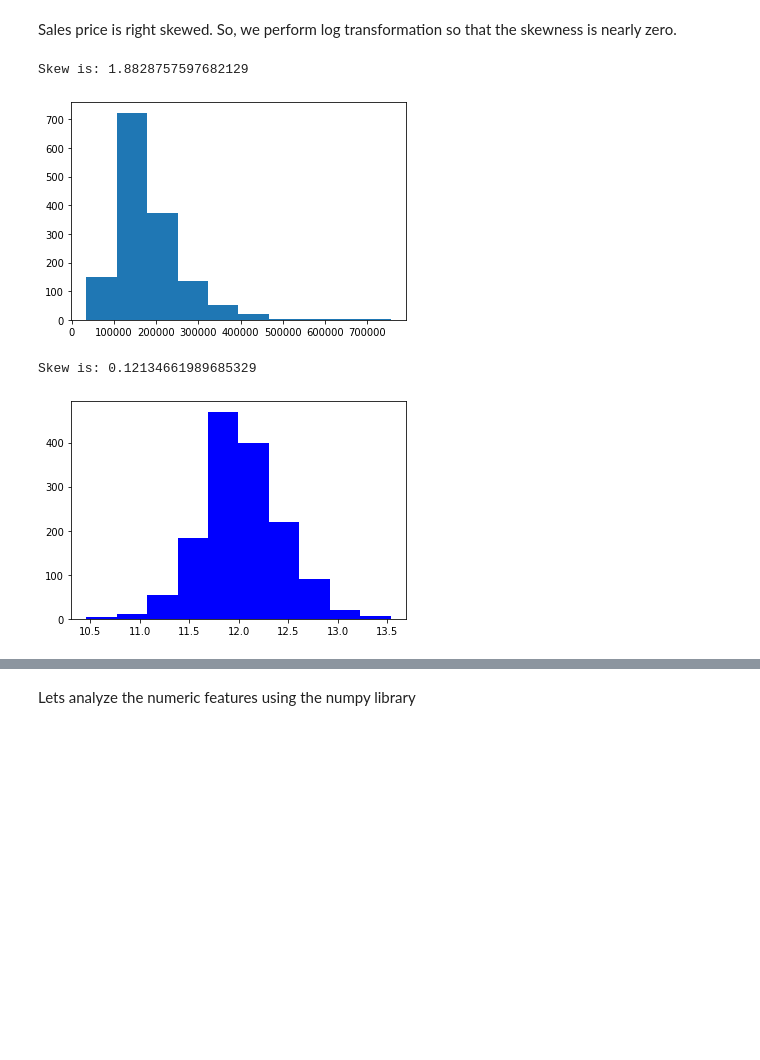
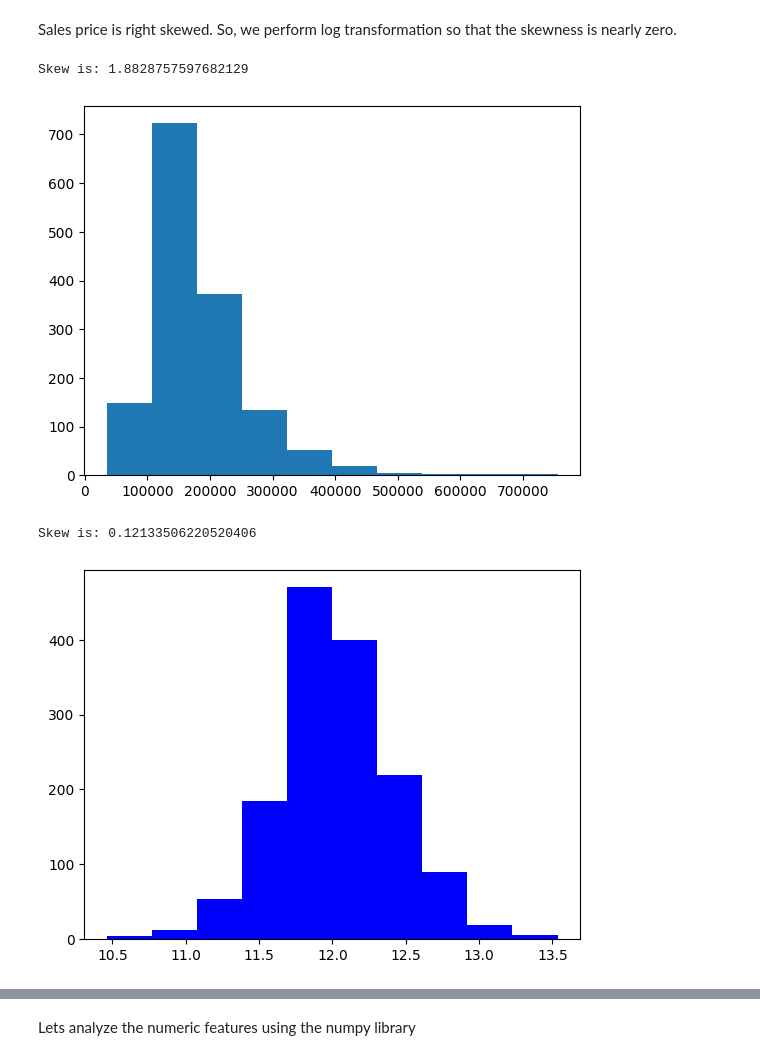
Before and after one commit to Sineme01/House-Rate-Predictor, a Jupyter notebook: House_Rate_Predictor.ipynb, the cells around one changed output, grey strips where cells are left out. Drawn from its saved outputs; the diff is of its cells as text; code cells hidden in the pictures; blank space fills up the shorter version.

```diff
--- a/House_Rate_Predictor.ipynb
+++ b/House_Rate_Predictor.ipynb
@@ -42,8 +43,8 @@ Drive already mounted at /content/drive; to attempt to forcibly remount, call dr
 Loading train and test data
 # %%
 # Get Data in Dataframe
-train = pd.read_csv('/content/drive/MyDrive/CS_INNOVATION_LAB/house_train_.csv')
-test = pd.read_csv('/content/drive/MyDrive/CS_INNOVATION_LAB/house_test_.csv')
+X = pd.read_csv('/content/drive/MyDrive/CS_INNOVATION_LAB/house_train_.csv')
+y = pd.read_csv('/content/drive/MyDrive/CS_INNOVATION_LAB/house_test_.csv')
 # %% [markdown]
 Preview of train and test data
 # %%
@@ -161,18 +181,19 @@ Name: SalePrice, dtype: float64
 Sales price is right skewed. So, we perform log transformation so that the skewness is nearly zero.
 # %%
 # Determining the Skewness of data
-print ("Skew is:", train.SalePrice.skew())
+print ("Skew is:", X.SalePrice.skew())
 
-plt.hist(train.SalePrice)
+plt.hist(X.SalePrice)
 plt.show()
 
 # After log transformation of the data it looks much more center aligned
-train['Skewed_SP'] = np.log(train['SalePrice']+1)
-print ("Skew is:", train['Skewed_SP'].skew())
-plt.hist(train['Skewed_SP'], color='blue')
+X['Skewed_SP'] = np.log(X['SalePrice'])
+y['Skewed_SP']=X['Skewed_SP']
+print ("Skew is:", X['Skewed_SP'].skew())
+plt.hist(X['Skewed_SP'], color='blue')
 plt.show()
 # %% [output]
 Skew is: 1.8828757597682129
-[figure, old version]
+[figure, new version]
-Skew is: 0.12134661989685329
+Skew is: 0.12133506220520406
-[figure, old version]
+[figure, new version]
```
Also changed, not shown: parts of 85 cells of this notebook.
